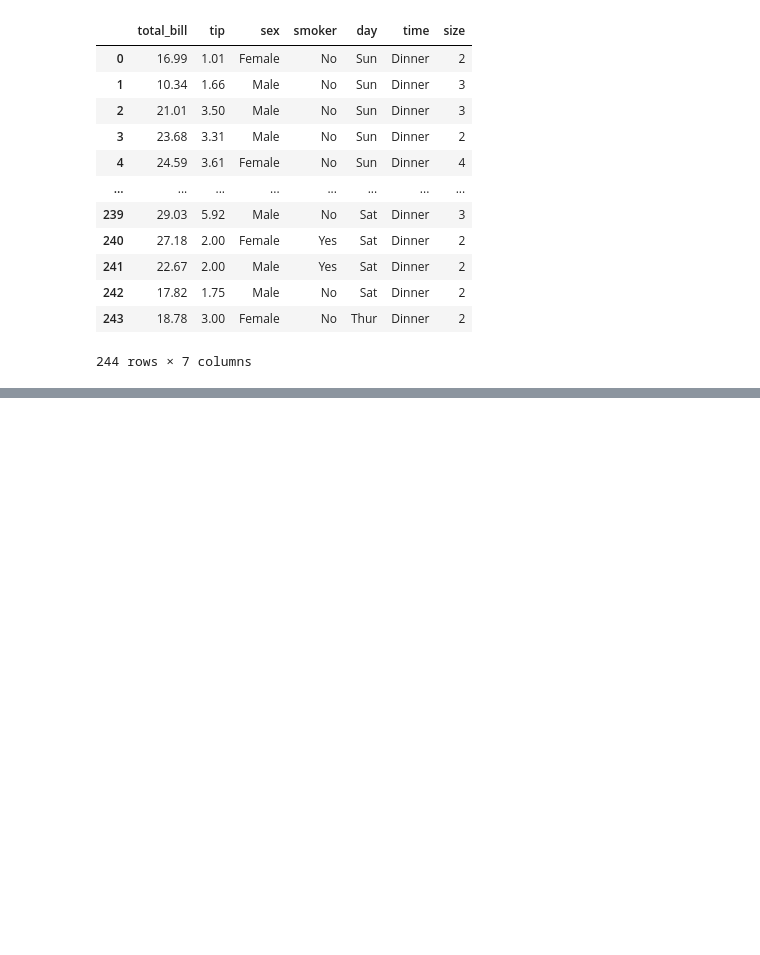
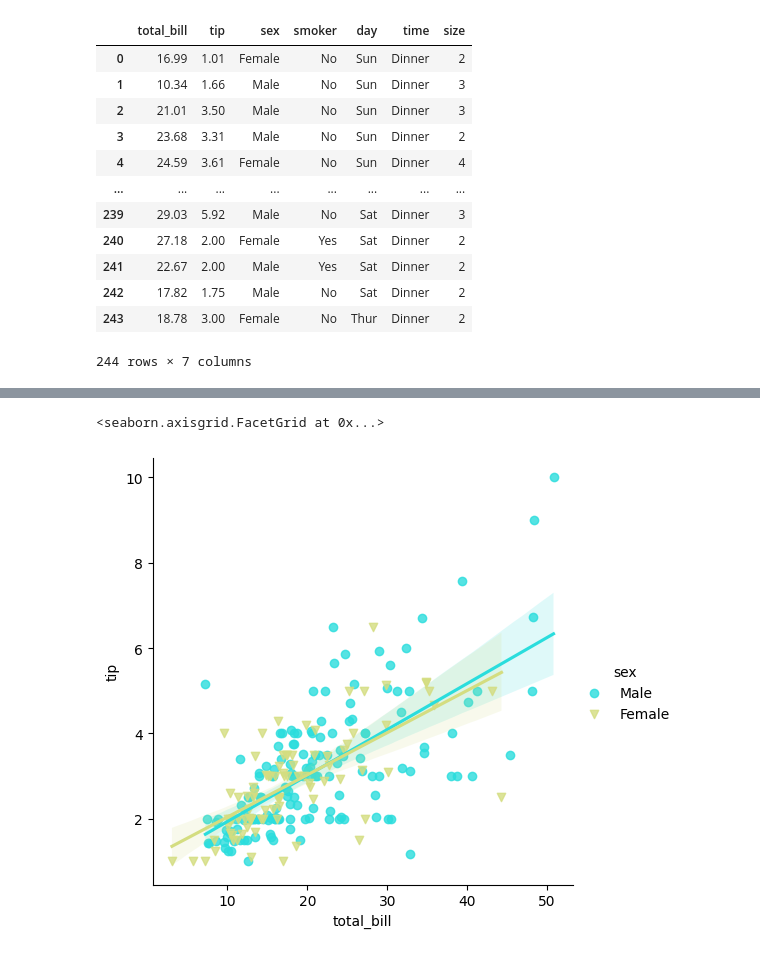
Before and after one commit to PrinceYadav0312/Data-Science, a Jupyter notebook: regressionPlots.ipynb, the cells around one changed output, grey strips where cells are left out. Saved outputs shown, nothing was run; the diff lists cells and outputs as text; code cells hidden in the pictures; blank space fills up the shorter version.

Commit message:
Regression Plot

```diff
--- a/regressionPlots.ipynb
+++ b/regressionPlots.ipynb
@@ -28,0 +29,5 @@ sns.lmplot(x = 'total_bill', y = 'tip', data = tips)
+# %%
+sns.lmplot(x = 'total_bill', y = 'tip', data = tips, hue='sex', palette='rainbow', markers=['o', 'v'])
+# %% [output]
+<seaborn.axisgrid.FacetGrid at 0x...>
+[figure, added]
```
Also changed, not shown: parts of 1 cell of this notebook.
